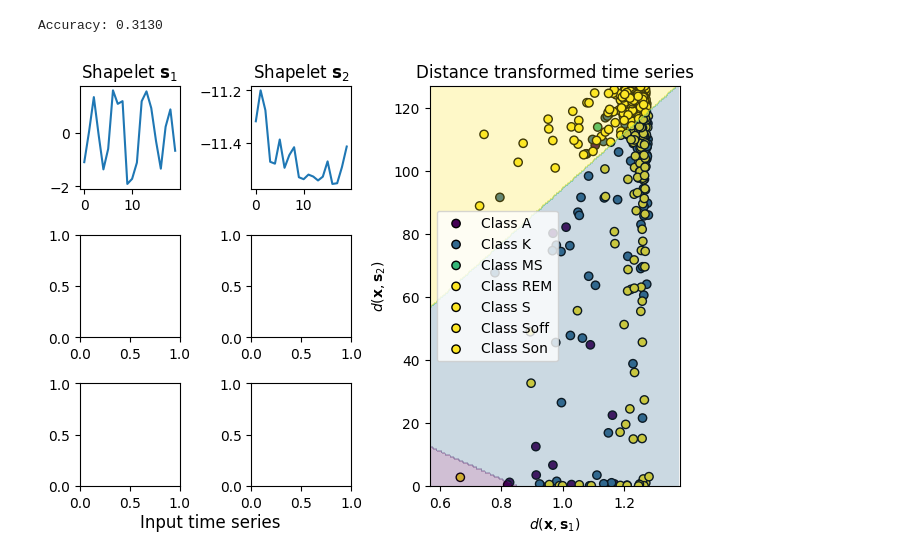
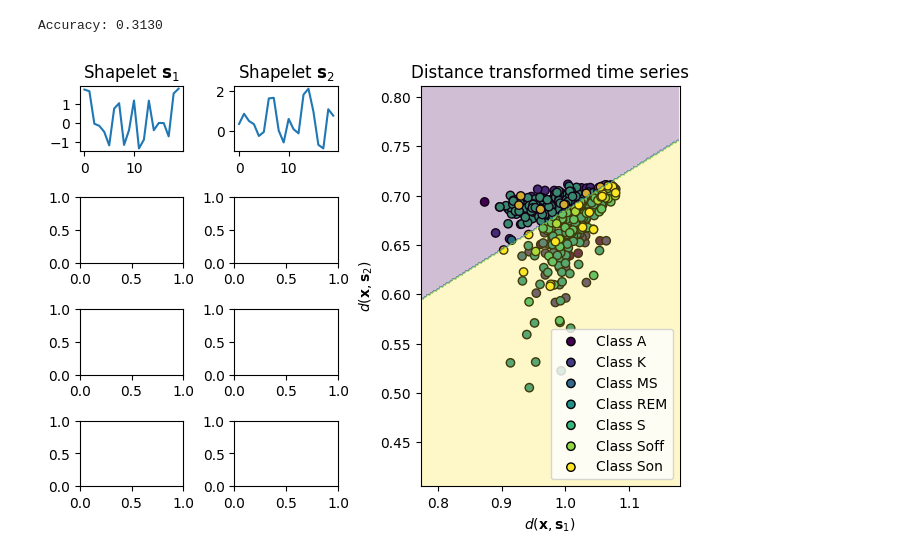
Before and after one commit to Jan10e/Kaggle, a Jupyter notebook: bci_eeg/shapelets.ipynb, the cells around one changed output. Drawn from its saved outputs; the diff is of its cells as text; code cells hidden in the pictures.

```diff
--- a/bci_eeg/shapelets.ipynb
+++ b/bci_eeg/shapelets.ipynb
@@ -150,6 +160,11 @@ from sklearn.metrics import accuracy_score
 # Shapelet model expects data in the form (n_samples, n_timestamps, n_features)
 X_train = X_train.reshape((X_train.shape[0], X_train.shape[1], 1))
 X_test = X_test.reshape((X_test.shape[0], X_test.shape[1], 1))
+
+# Scale the data using TimeSeriesScalerMinMax
+scaler_minmax = TimeSeriesScalerMinMax()
+X_train = scaler_minmax.fit_transform(X_train)
+X_test = scaler_minmax.transform(X_test)
 
 # Define shapelet sizes and the number of shapelets per size
 shapelet_sizes = {20: 2}
@@ -181,59 +196,97 @@ distances = shp_clf.transform(X_train).reshape((-1, 2))
 weights, biases = shp_clf.get_weights("classification")
 
 # Create a grid for our two shapelets on the left and distances on the right
-viridis = plt.get_cmap('viridis', 4)
+viridis = plt.get_cmap('viridis', 7)
 fig = plt.figure(constrained_layout=True)
-gs = fig.add_gridspec(3, 9)
+gs = fig.add_gridspec(4, 9)
 fig_ax1 = fig.add_subplot(gs[0, :2])
 fig_ax2 = fig.add_subplot(gs[0, 2:4])
-fig_ax3a = fig.add_subplot(gs[1, :2])
-fig_ax3b = fig.add_subplot(gs[1, 2:4])
-fig_ax3c = fig.add_subplot(gs[2, :2])
-fig_ax3d = fig.add_subplot(gs[2, 2:4])
-fig_ax4 = fig.add_subplot(gs[:, 4:])
+fig_ax3 = [fig.add_subplot(gs[i, :2]) for i in range(1, 4)]
+fig_ax4 = [fig.add_subplot(gs[i, 2:4]) for i in range(1, 4)]
+fig_ax5 = fig.add_subplot(gs[:, 4:])
 
 # Plot our two shapelets on the left side
 fig_ax1.plot(shp_clf.shapelets_[0])
 fig_ax1.set_title('Shapelet $\mathbf{s}_1$')
 
 fig_ax2.plot(shp_clf.shapelets_[1])
 fig_ax2.set_title('Shapelet $\mathbf{s}_2$')
 
 # Create the time series of each class
-for i, subfig in enumerate([fig_ax3a, fig_ax3b, fig_ax3c, fig_ax3d]):
-    for k, ts in enumerate(X_train[y_train == i + 1]):
-        subfig.plot(ts.flatten(), c=viridis(i / 3), alpha=0.25)
-        subfig.set_title('Class {}'.format(i + 1))
-fig.text(x=.15, y=.02, s='Input time series', fontsize=12)
+for i in range(7):
+    for ts in X_train[y_train == i]:
+        fig_ax3[i % 3].plot(ts.flatten(), c=viridis(i / 6), alpha=0.25)
+        fig_ax3[i % 3].set_title('Class {}'.format(i))
+
+# # Create the time series of each class
+# for i, subfig in enumerate([fig_ax3a, fig_ax3b, fig_ax3c, fig_ax3d]):
+#     for k, ts in enumerate(X_train[y_train == i + 1]):
+#         subfig.plot(ts.flatten(), c=viridis(i / 3), alpha=0.25)
+#         subfig.set_title('Class {}'.format(i + 1))
+# fig.text(x=.15, y=.02, s='Input time series', fontsize=12)
 
 # Create a scatter plot of the 2D distances for the time series of each class.
 for i, y in enumerate(np.unique(y_train)):
-    fig_ax4.scatter(distances[y_train == y][:, 0],
+    fig_ax5.scatter(distances[y_train == y][:, 0],
                     distances[y_train == y][:, 1],
-                    c=[viridis(i / 3)] * np.sum(y_train == y),
+                    c=[viridis(i / 6)] * np.sum(y_train == y),
                     edgecolors='k',
                     label='Class {}'.format(y))
+
+# # Create a scatter plot of the 2D distances for the time series of each class.
+# for i, y in enumerate(np.unique(y_train)):
+#     fig_ax4.scatter(distances[y_train == y][:, 0],
+#                     distances[y_train == y][:, 1],
+#                     c=[viridis(i / 3)] * np.sum(y_train == y),
+#                     edgecolors='k',
+#                     label='Class {}'.format(y))
 
 # Create a meshgrid of the decision boundaries
 xmin = np.min(distances[:, 0]) - 0.1
 xmax = np.max(distances[:, 0]) + 0.1
 ymin = np.min(distances[:, 1]) - 0.1
 ymax = np.max(distances[:, 1]) + 0.1
 xx, yy = np.meshgrid(np.arange(xmin, xmax, (xmax - xmin)/200),
                         np.arange(ymin, ymax, (ymax - ymin)/200))
 Z = []
 for x, y in np.c_[xx.ravel(), yy.ravel()]:
     Z.append(np.argmax([biases[i] + weights[0][i]*x + weights[1][i]*y
-                           for i in range(4)]))
+                           for i in range(7)]))
 Z = np.array(Z).reshape(xx.shape)
-cs = fig_ax4.contourf(xx, yy, Z / 3, cmap=viridis, alpha=0.25)
+cs = fig_ax5.contourf(xx, yy, Z / 6, cmap=viridis, alpha=0.25)
 
-fig_ax4.legend()
-fig_ax4.set_xlabel('$d(\mathbf{x}, \mathbf{s}_1)$')
-fig_ax4.set_ylabel('$d(\mathbf{x}, \mathbf{s}_2)$')
-fig_ax4.set_xlim((xmin, xmax))
-fig_ax4.set_ylim((ymin, ymax))
-fig_ax4.set_title('Distance transformed time series')
+fig_ax5.legend()
+fig_ax5.set_xlabel('$d(\mathbf{x}, \mathbf{s}_1)$')
+fig_ax5.set_ylabel('$d(\mathbf{x}, \mathbf{s}_2)$')
+fig_ax5.set_xlim((xmin, xmax))
+fig_ax5.set_ylim((ymin, ymax))
+fig_ax5.set_title('Distance transformed time series')
 plt.show()
+
+# Use testing data to evaluate the model
+acc = shp_clf.score(X_test, y_test)  # Get the accuracy of the model
+print("Test accuracy:", acc)
+
+# # Create a meshgrid of the decision boundaries
+# xmin = np.min(distances[:, 0]) - 0.1
+# xmax = np.max(distances[:, 0]) + 0.1
+# ymin = np.min(distances[:, 1]) - 0.1
+# ymax = np.max(distances[:, 1]) + 0.1
+# xx, yy = np.meshgrid(np.arange(xmin, xmax, (xmax - xmin)/200),
+#                         np.arange(ymin, ymax, (ymax - ymin)/200))
+# Z = []
+# for x, y in np.c_[xx.ravel(), yy.ravel()]:
+#     Z.append(np.argmax([biases[i] + weights[0][i]*x + weights[1][i]*y
+#                            for i in range(4)]))
+# Z = np.array(Z).reshape(xx.shape)
+# cs = fig_ax4.contourf(xx, yy, Z / 3, cmap=viridis, alpha=0.25)
+
+# fig_ax4.legend()
+# fig_ax4.set_xlabel('$d(\mathbf{x}, \mathbf{s}_1)$')
+# fig_ax4.set_ylabel('$d(\mathbf{x}, \mathbf{s}_2)$')
+# fig_ax4.set_xlim((xmin, xmax))
+# fig_ax4.set_ylim((ymin, ymax))
+# fig_ax4.set_title('Distance transformed time series')
+# plt.show()
 # %% [output]
-[figure, old version]
+[figure, new version]
```
Also changed, not shown: parts of 5 cells of this notebook, 1 other file.
